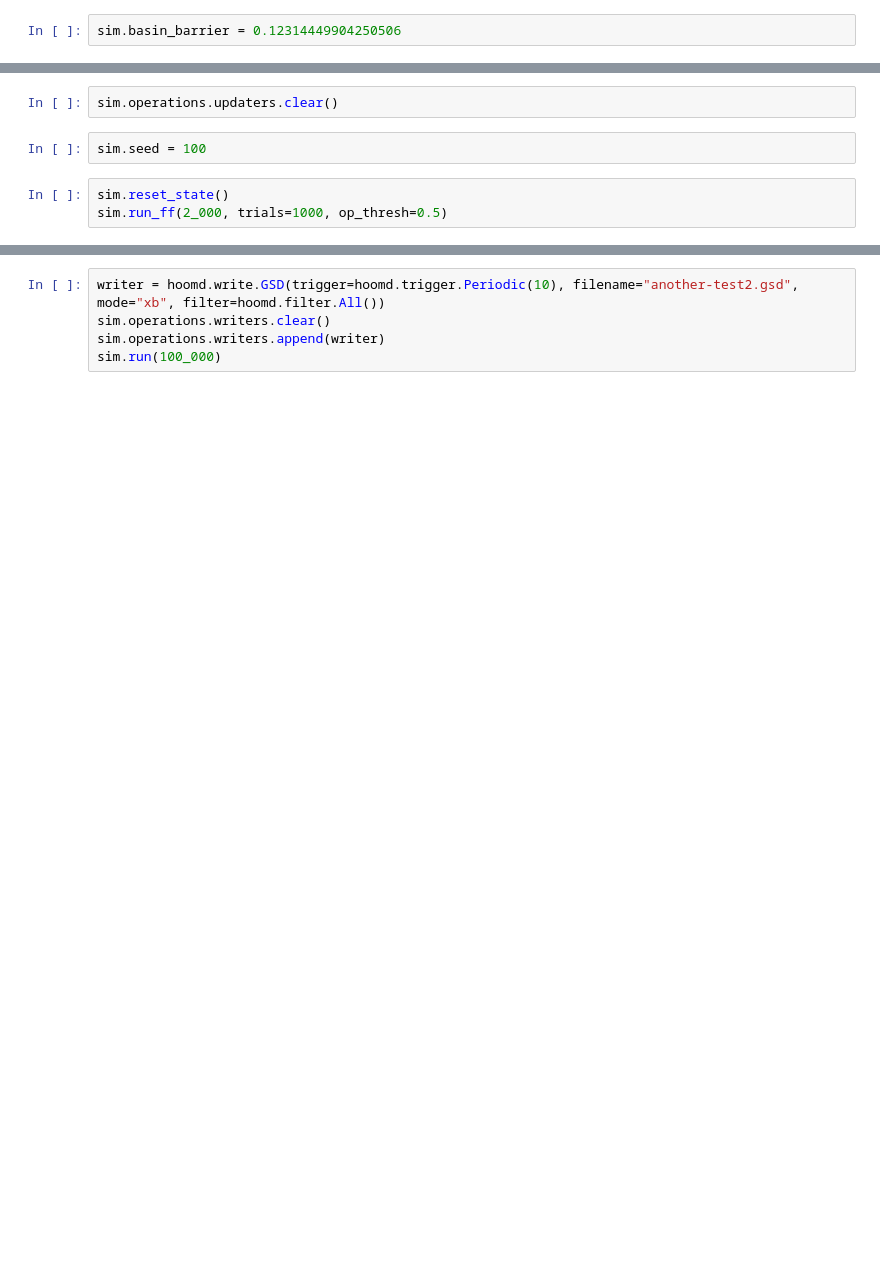
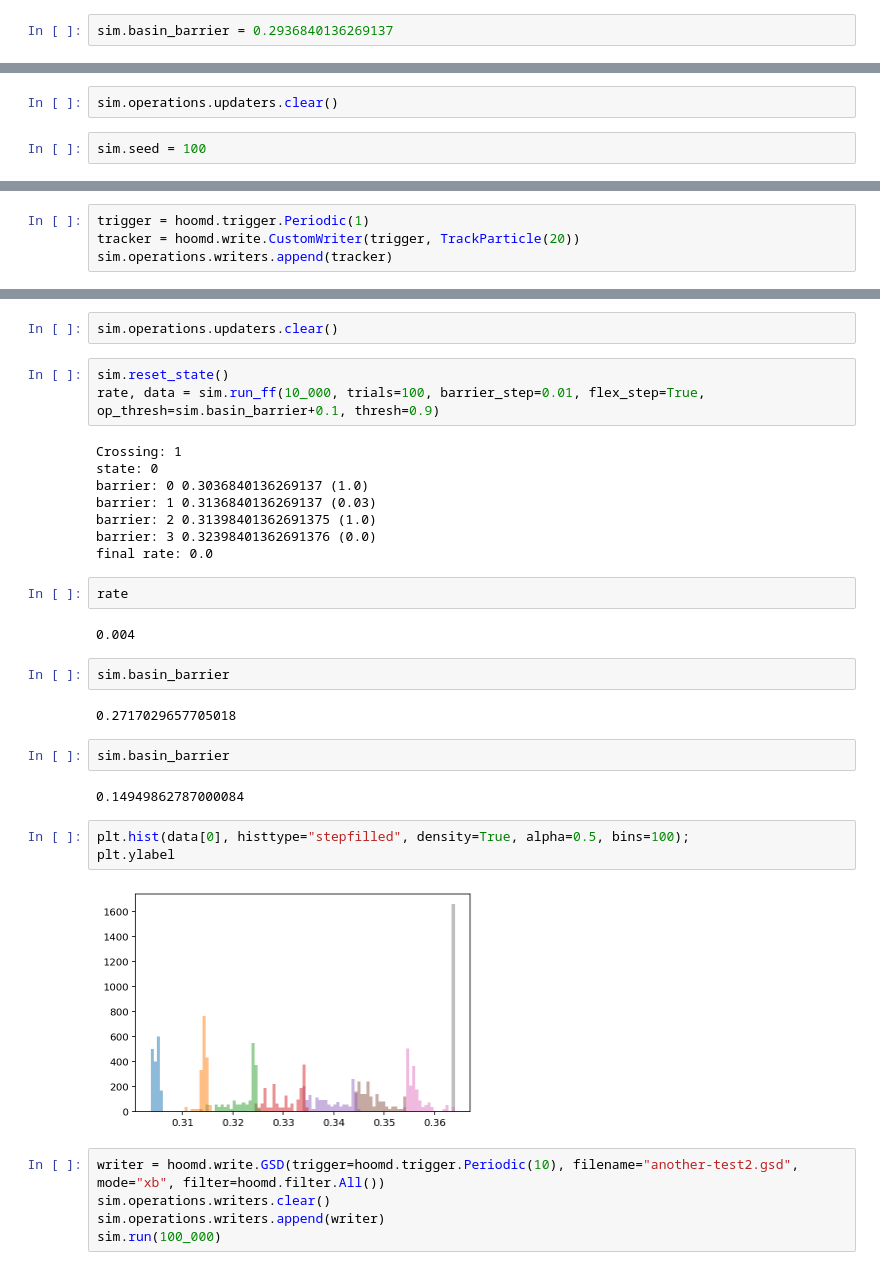
Before and after one commit to ianrgraham/monk, a Jupyter notebook: experiments/forward-flux/test-ff-basin.ipynb, the cells around one changed output, grey strips where cells are left out. Saved outputs shown, nothing was run; the diff lists cells and outputs as text; blank space fills up the shorter version.

```diff
--- a/experiments/forward-flux/test-ff-basin.ipynb
+++ b/experiments/forward-flux/test-ff-basin.ipynb
@@ -119,7 +117,7 @@ sim.basin_barrier
 # %%
 sim.basin_barrier = 0.1
 # %%
-sim.basin_barrier = 0.12314449904250506
+sim.basin_barrier = 0.2936840136269137
 # %%
 plt.hist(basin_op, bins=25)
 plt.xlabel(r"$\Delta r$")
@@ -138,6 +136,3 @@ Text(0.5, 0, '$t$')
 sim.operations.updaters.clear()
 # %%
 sim.seed = 100
-# %%
-sim.reset_state()
-sim.run_ff(2_000, trials=1000, op_thresh=0.5)
@@ -162,0 +147,4 @@ state: 0
+# %%
+trigger = hoomd.trigger.Periodic(1)
+tracker = hoomd.write.CustomWriter(trigger, TrackParticle(20))
+sim.operations.writers.append(tracker)
@@ -163,3 +161,33 @@ state: 0
+# %%
+sim.operations.updaters.clear()
+# %%
+sim.reset_state()
+rate, data = sim.run_ff(10_000, trials=100, barrier_step=0.01, flex_step=True, op_thresh=sim.basin_barrier+0.1, thresh=0.9)
+# %% [output]
+Crossing: 1
+state: 0
+barrier: 0 0.3036840136269137 (1.0)
+barrier: 1 0.3136840136269137 (0.03)
+barrier: 2 0.31398401362691375 (1.0)
+barrier: 3 0.32398401362691376 (0.0)
+final rate: 0.0
+# %%
+rate
+# %% [output]
+0.004
+# %%
+sim.basin_barrier
+# %% [output]
+0.2717029657705018
+# %%
+sim.basin_barrier
+# %% [output]
+0.14949862787000084
+# %%
+plt.hist(data[0], histtype="stepfilled", density=True, alpha=0.5, bins=100);
+plt.ylabel
+# %% [output]
+[figure, added]
 # %%
 writer = hoomd.write.GSD(trigger=hoomd.trigger.Periodic(10), filename="another-test2.gsd", mode="xb", filter=hoomd.filter.All())
 sim.operations.writers.clear()
```
Also changed, not shown: parts of 16 cells of this notebook, 5 other files.
